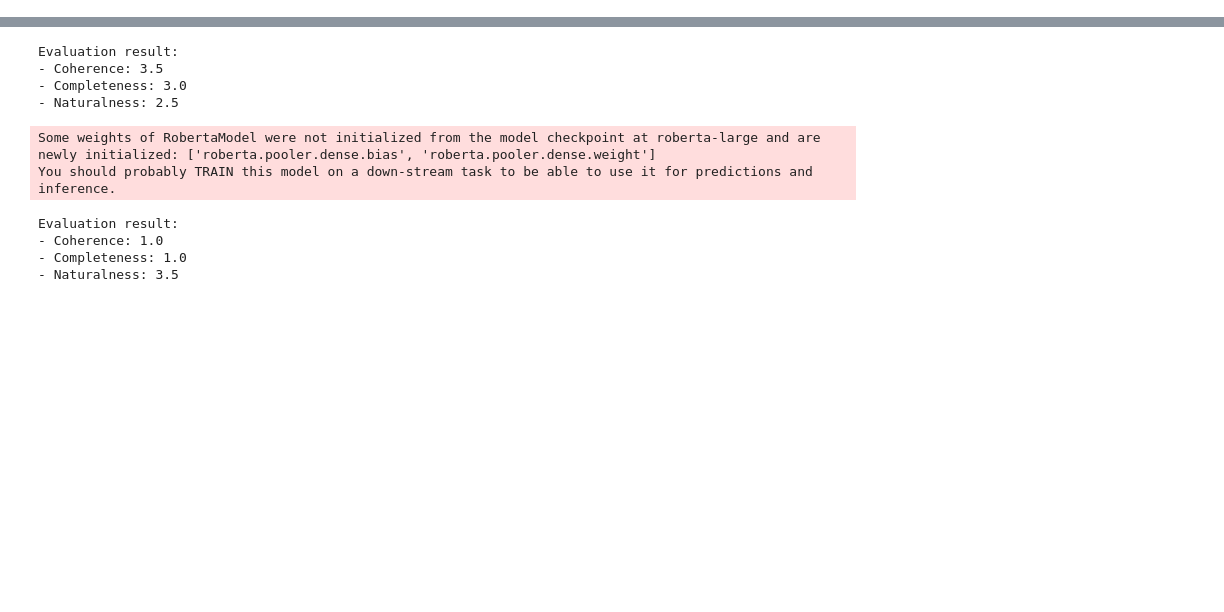
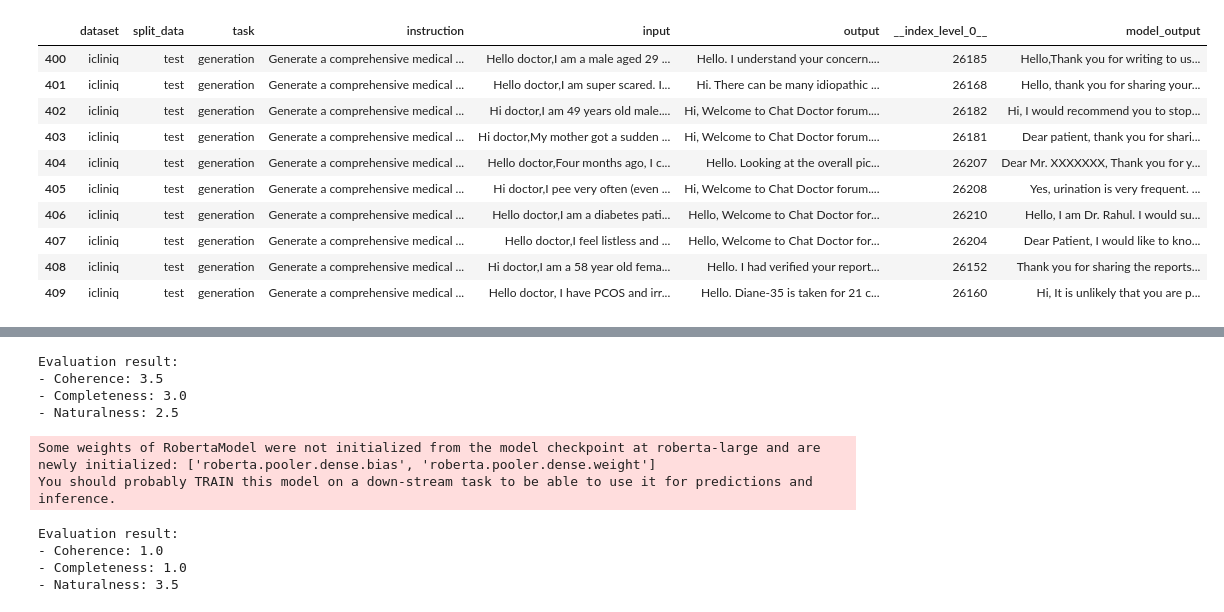
Before and after one commit to HwangIsAce/llm_for_diabetes, a Jupyter notebook: src/model/performance_analysis.ipynb, the cells around one changed output, grey strips where cells are left out. Cells and saved outputs as stored; diff of their text form; code cells hidden in the pictures; blank space fills up the shorter version.

```diff
--- a/src/model/performance_analysis.ipynb
+++ b/src/model/performance_analysis.ipynb
@@ -847,3 +1467,17 @@ You should probably TRAIN this model on a down-stream task to be able to use it
+# %%
+df[df['task']=='generation'].head(10)
+# %% [output]
+|  | dataset | split_data | task | instruction | input | output | __index_level_0__ | model_output |
+| 400 | icliniq | test | generation | Generate a comprehensive medical ... | Hello doctor,I am a male aged 29 ... | Hello. I understand your concern.... | 26185 | Hello,Thank you for writing to us... |
+| 401 | icliniq | test | generation | Generate a comprehensive medical ... | Hello doctor,I am super scared. I... | Hi. There can be many idiopathic ... | 26168 | Hello, thank you for sharing your... |
+| 402 | icliniq | test | generation | Generate a comprehensive medical ... | Hi doctor,I am 49 years old male.... | Hi, Welcome to Chat Doctor forum.... | 26182 | Hi, I would recommend you to stop... |
+| 403 | icliniq | test | generation | Generate a comprehensive medical ... | Hi doctor,My mother got a sudden ... | Hi, Welcome to Chat Doctor forum.... | 26181 | Dear patient, thank you for shari... |
+| 404 | icliniq | test | generation | Generate a comprehensive medical ... | Hello doctor,Four months ago, I c... | Hello. Looking at the overall pic... | 26207 | Dear Mr. XXXXXXX, Thank you for y... |
+| 405 | icliniq | test | generation | Generate a comprehensive medical ... | Hi doctor,I pee very often (even ... | Hi, Welcome to Chat Doctor forum.... | 26208 | Yes, urination is very frequent. ... |
+| 406 | icliniq | test | generation | Generate a comprehensive medical ... | Hello doctor,I am a diabetes pati... | Hello, Welcome to Chat Doctor for... | 26210 | Hello, I am Dr. Rahul. I would su... |
+| 407 | icliniq | test | generation | Generate a comprehensive medical ... | Hello doctor,I feel listless and ... | Hello, Welcome to Chat Doctor for... | 26204 | Dear Patient, I would like to kno... |
+| 408 | icliniq | test | generation | Generate a comprehensive medical ... | Hi doctor,I am a 58 year old fema... | Hello. I had verified your report... | 26152 | Thank you for sharing the reports... |
+| 409 | icliniq | test | generation | Generate a comprehensive medical ... | Hello doctor, I have PCOS and irr... | Hello. Diane-35 is taken for 21 c... | 26160 | Hi, It is unlikely that you are p... |
 # %%
 import re
 from sklearn.metrics import accuracy_score
```
Also changed, not shown: parts of 45 cells of this notebook, 11 other files.
